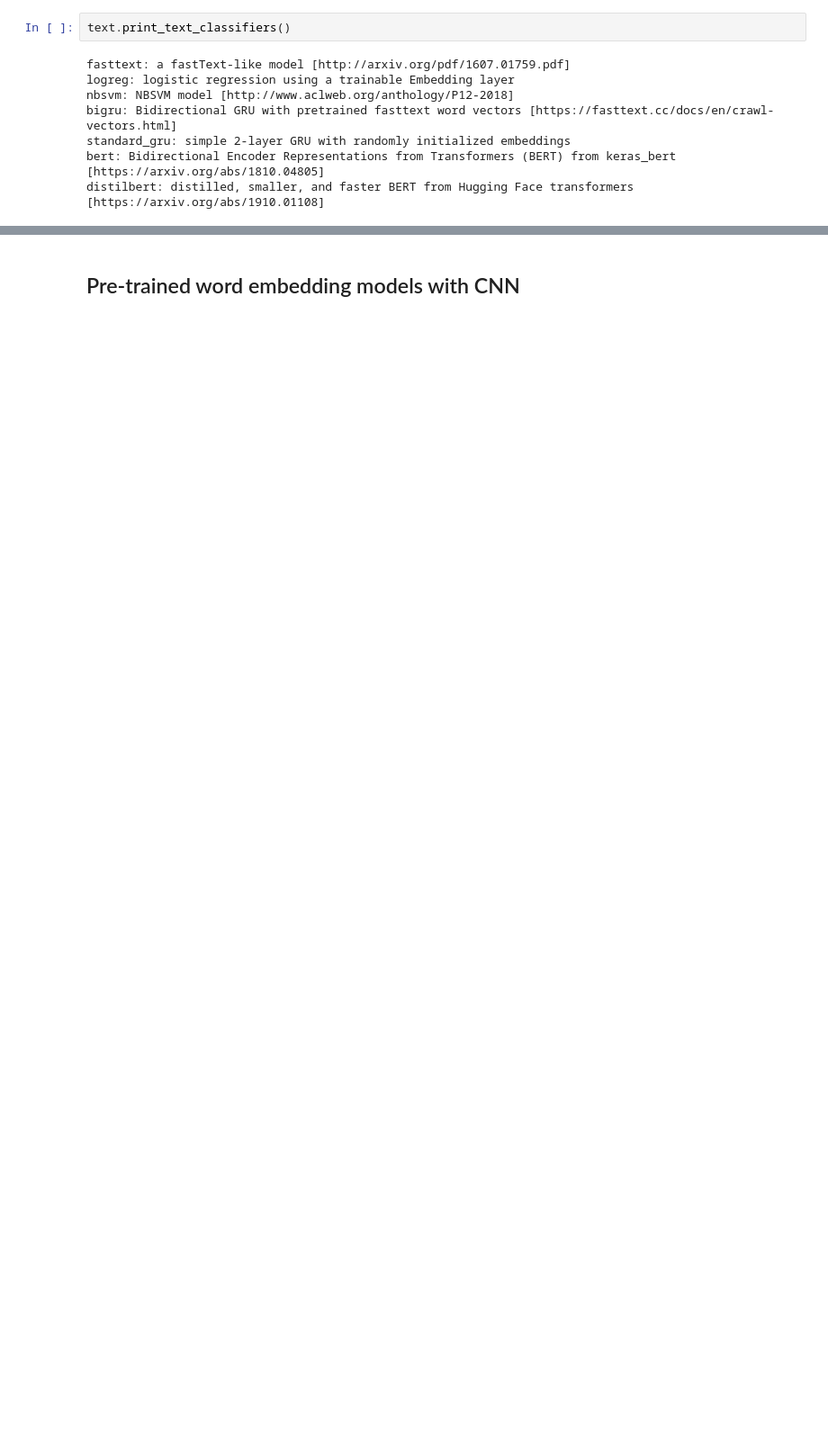
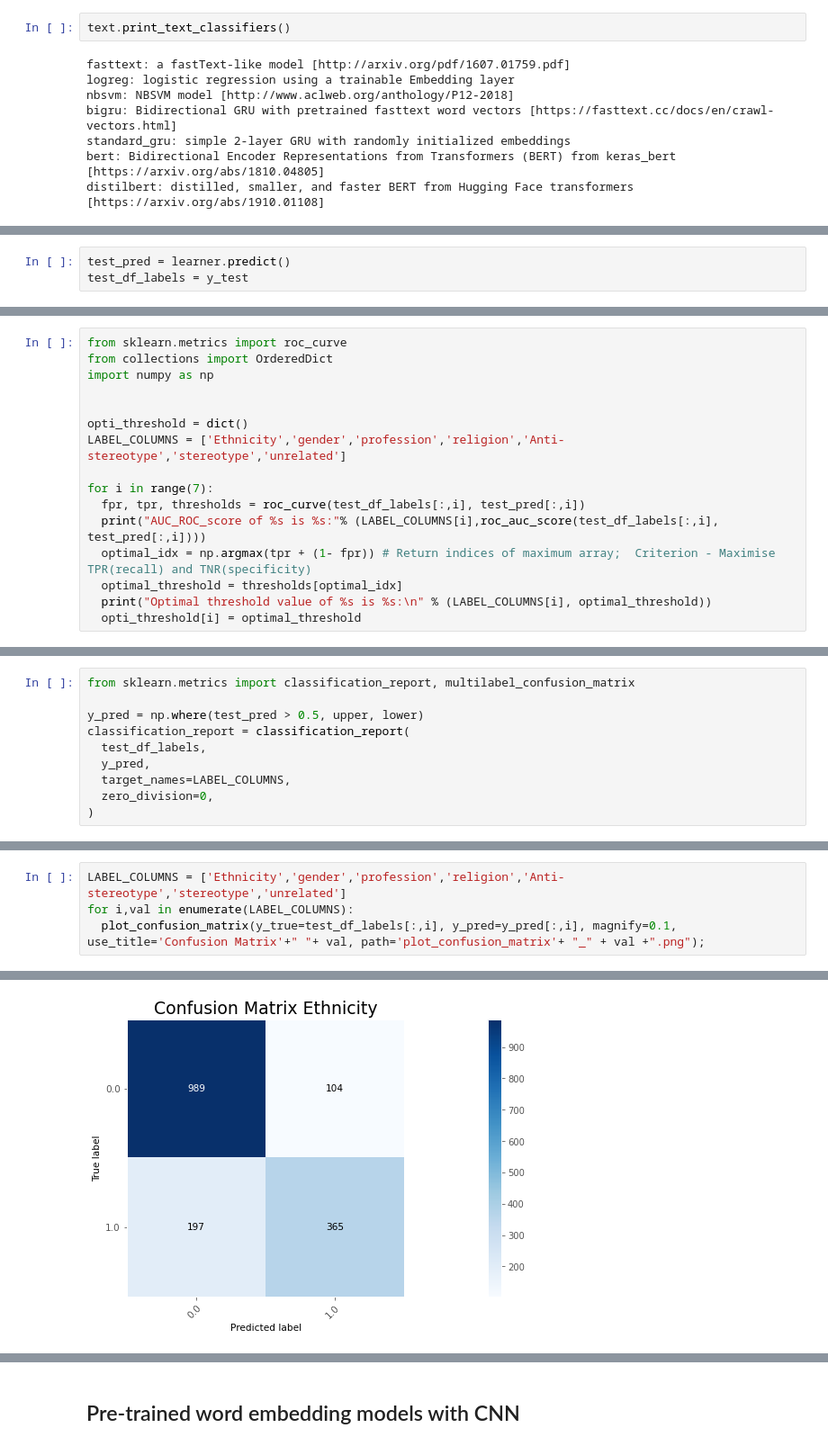
Before and after one commit to mvdheram/Stereotypical-Social-bias-detection-, a Jupyter notebook: Machine_learning_classifiers_(Baselines).ipynb, the cells around one changed output, grey strips where cells are left out. Shown at 90% size. Saved outputs shown, nothing was run; the diff lists cells and outputs as text; blank space fills up the shorter version.

```diff
--- a/Machine_learning_classifiers_(Baselines).ipynb
+++ b/Machine_learning_classifiers_(Baselines).ipynb
@@ -174,0 +302,3 @@ model = text.text_classifier('nbsvm',)
+# %%
+test_pred = learner.predict()
+test_df_labels = y_test
@@ -174,0 +314,16 @@ model = text.text_classifier('nbsvm',)
+# %%
+from sklearn.metrics import roc_curve
+from collections import OrderedDict
+import numpy as np
+
+
+opti_threshold = dict()
+LABEL_COLUMNS = ['Ethnicity','gender','profession','religion','Anti-stereotype','stereotype','unrelated']
+
+for i in range(7):
+  fpr, tpr, thresholds = roc_curve(test_df_labels[:,i], test_pred[:,i])
+  print("AUC_ROC_score of %s is %s:"% (LABEL_COLUMNS[i],roc_auc_score(test_df_labels[:,i], test_pred[:,i])))
+  optimal_idx = np.argmax(tpr + (1- fpr)) # Return indices of maximum array;  Criterion - Maximise TPR(recall) and TNR(specificity)
+  optimal_threshold = thresholds[optimal_idx]
+  print("Optimal threshold value of %s is %s:\n" % (LABEL_COLUMNS[i], optimal_threshold))
+  opti_threshold[i] = optimal_threshold
@@ -174,0 +355,10 @@ model = text.text_classifier('nbsvm',)
+# %%
+from sklearn.metrics import classification_report, multilabel_confusion_matrix
+
+y_pred = np.where(test_pred > 0.5, upper, lower)
+classification_report = classification_report(
+  test_df_labels,
+  y_pred,
+  target_names=LABEL_COLUMNS,
+  zero_division=0,
+)
@@ -174,0 +393,5 @@ model = text.text_classifier('nbsvm',)
+# %%
+LABEL_COLUMNS = ['Ethnicity','gender','profession','religion','Anti-stereotype','stereotype','unrelated']
+for i,val in enumerate(LABEL_COLUMNS):
+  plot_confusion_matrix(y_true=test_df_labels[:,i], y_pred=y_pred[:,i], magnify=0.1, use_title='Confusion Matrix'+" "+ val, path='plot_confusion_matrix'+ "_" + val +".png");
+# %% [output]
@@ -174,0 +399 @@ model = text.text_classifier('nbsvm',)
+[figure, added]
```
Also changed, not shown: parts of 69 cells of this notebook.
